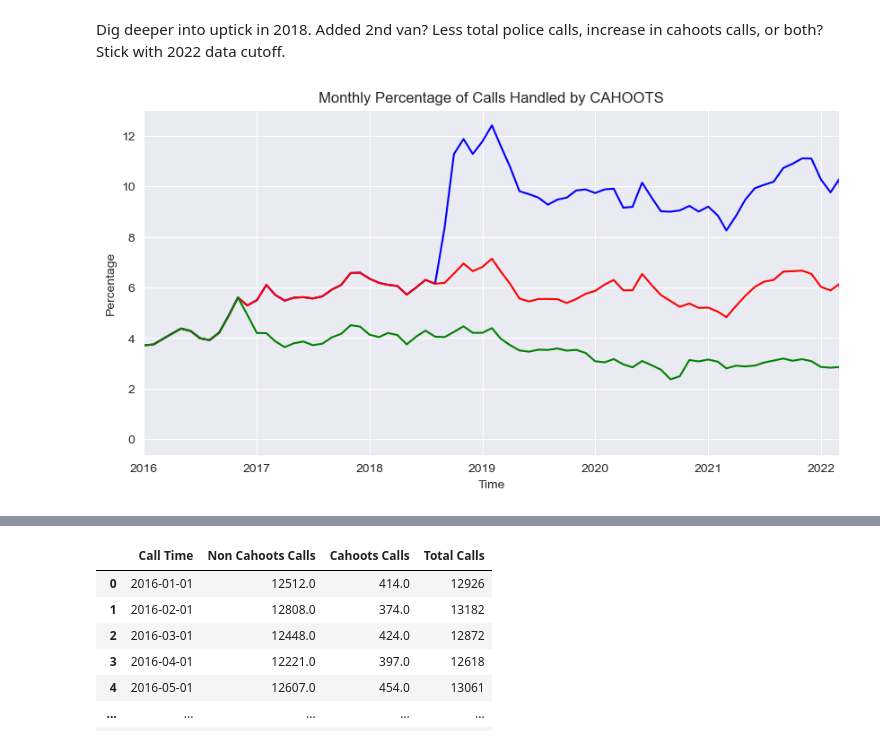
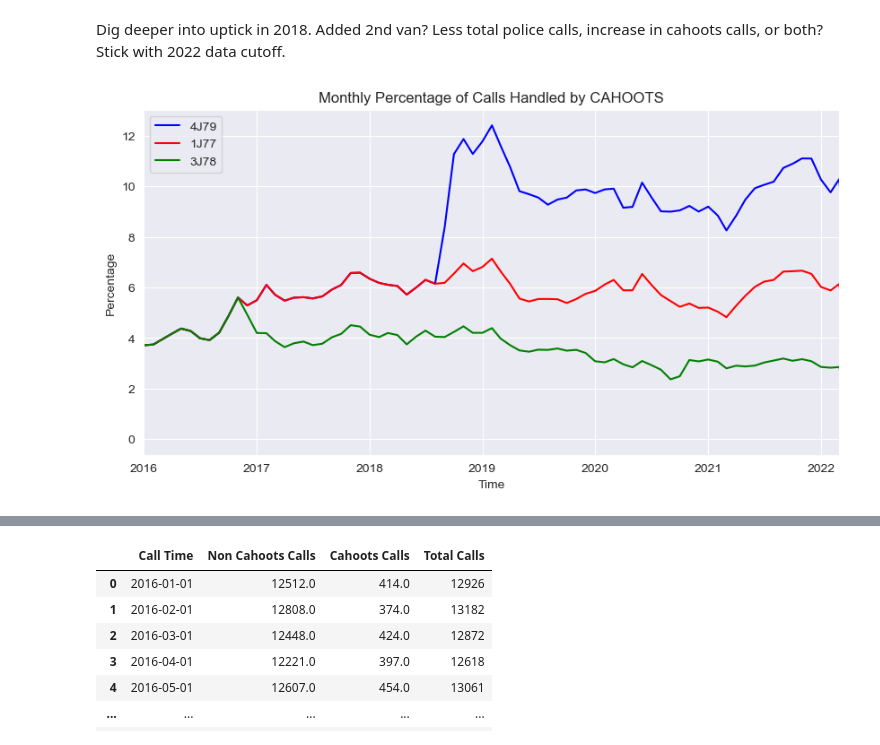
Before and after one commit to Elijah-Andrae56/ADCSI4SJ-EAndrae, a Jupyter notebook: DCSI 410 Final Project/cahoots_calls_over_time.ipynb, the cells around one changed output, grey strips where cells are left out. Cells and saved outputs as stored; diff of their text form; code cells hidden in the pictures.

```diff
--- a/DCSI 410 Final Project/cahoots_calls_over_time.ipynb
+++ b/DCSI 410 Final Project/cahoots_calls_over_time.ipynb
@@ -114,17 +148,19 @@ results_3_shift = calc_monthly_percentages(clean_data, ["3J78", "1J77", "4J79"])
 # %%
 plt.figure(figsize=(10, 5))  # Set the figure size
 
-plt.plot(results_3_shift['Time'], results_3_shift['Percentage'], color='b')
-plt.plot(results_2_shift['Time'], results_2_shift['Percentage'], color='r')
-plt.plot(results_1_shift['Time'], results_1_shift['Percentage'], color='g')
+plt.plot(results_3_shift['Time'], results_3_shift['Percentage'], color='b', label="4J79")
+plt.plot(results_2_shift['Time'], results_2_shift['Percentage'], color='r', label="1J77")
+plt.plot(results_1_shift['Time'], results_1_shift['Percentage'], color='g', label="3J78")
 
 plt.title('Monthly Percentage of Calls Handled by CAHOOTS')  # Title of the plot
 plt.xlabel('Time')  # X-axis label
 plt.ylabel('Percentage')  # Y-axis label
 plt.grid(True)  # Turn on the grid
+plt.legend(loc="upper left")
+
 
 plt.xlim([pd.to_datetime("2016"), pd.to_datetime("2022-3-1")])
 
 plt.show()
 # %% [output]
-[figure, old version]
+[figure, new version]
```
Also changed, not shown: parts of 24 cells of this notebook, 2 other files.
